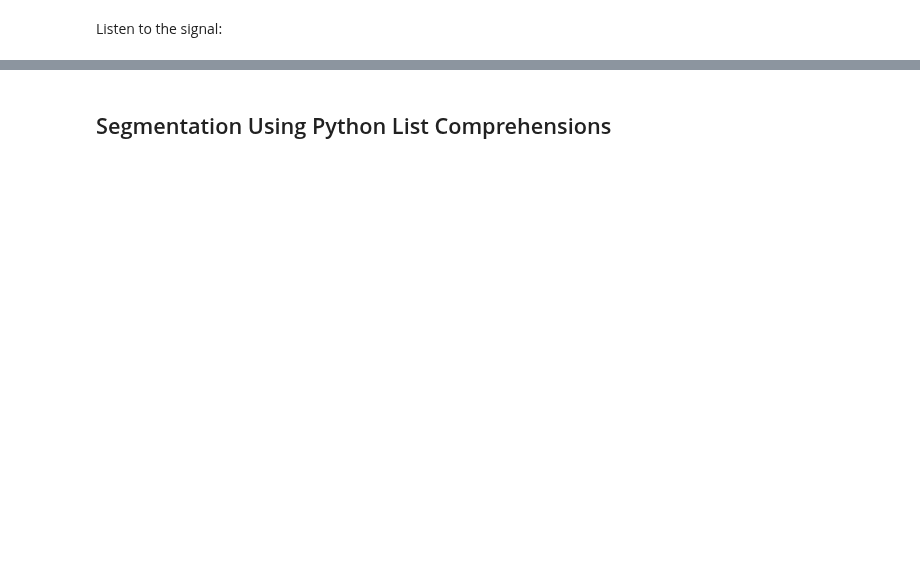
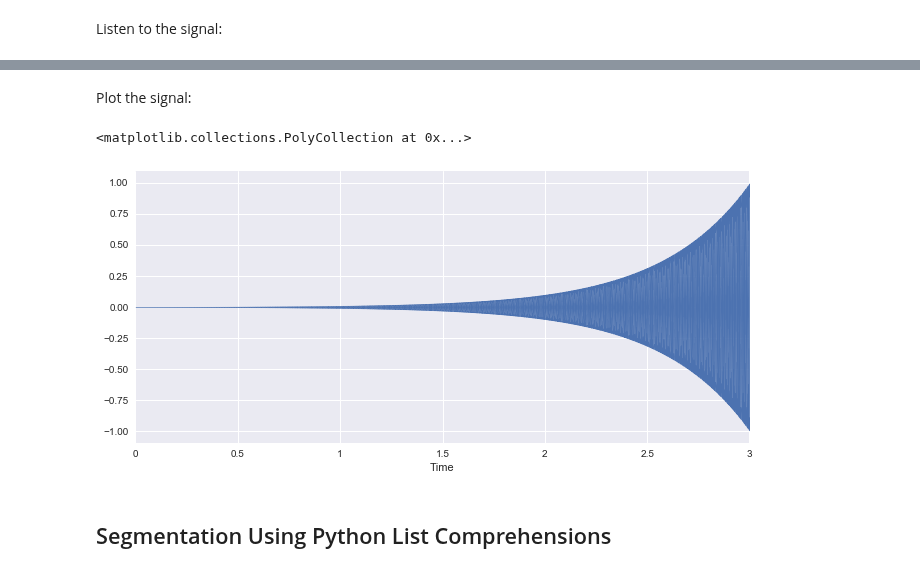
Before and after one commit to iranroman/musicinformationretrieval.com, a Jupyter notebook: segmentation.ipynb, the cells around one changed output, grey strips where cells are left out. Cells and saved outputs as stored; diff of their text form; code cells hidden in the pictures; blank space fills up the shorter version.

```diff
--- a/segmentation.ipynb
+++ b/segmentation.ipynb
@@ -3,3 +1,9 @@ import numpy, scipy, matplotlib.pyplot as plt, pandas, librosa
+# %%
+%matplotlib inline
+import seaborn
+import numpy, scipy, matplotlib.pyplot as plt, IPython.display as ipd
+import librosa, librosa.display
+plt.rcParams['figure.figsize'] = (11, 5)
 # %% [markdown]
 [&larr; Back to Index](index.html)
 # %% [markdown]
@@ -32,3 +35,10 @@ Audio(x, rate=fs)
+# %% [markdown]
+Plot the signal:
+# %%
+librosa.display.waveplot(x, sr=sr)
+# %% [output]
+<matplotlib.collections.PolyCollection at 0x...>
+[figure, added]
 # %% [markdown]
 ## Segmentation Using Python List Comprehensions
 # %% [markdown]
```
Also changed, not shown: parts of 30 cells of this notebook, 1 other file.
